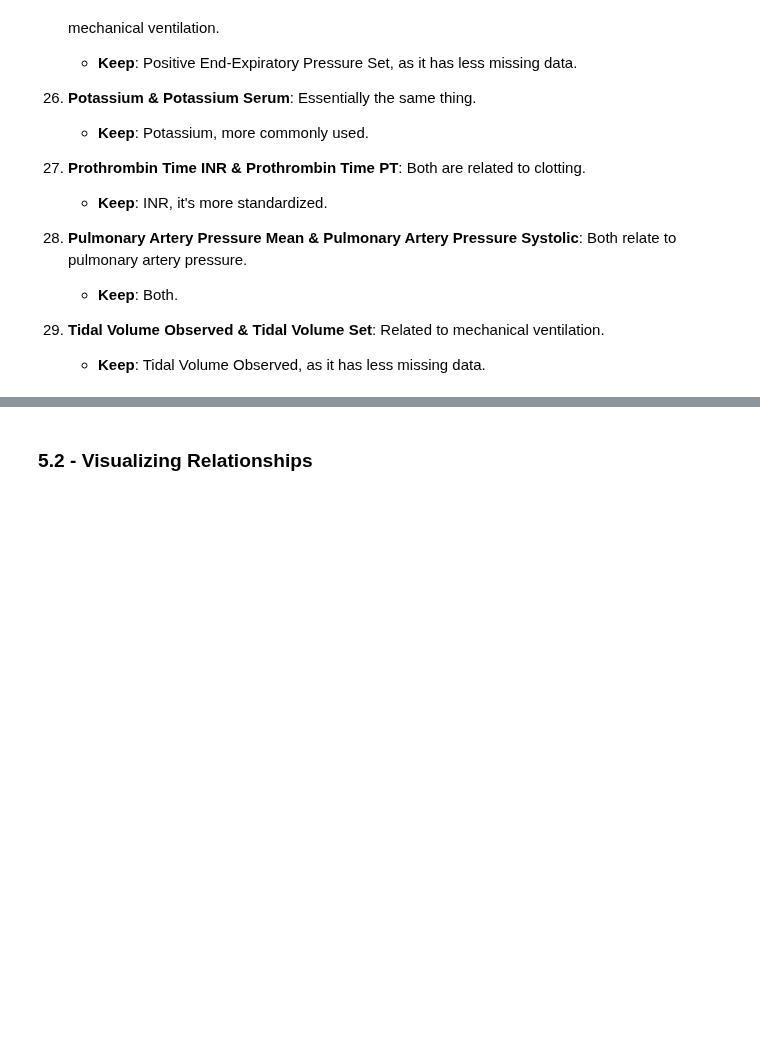
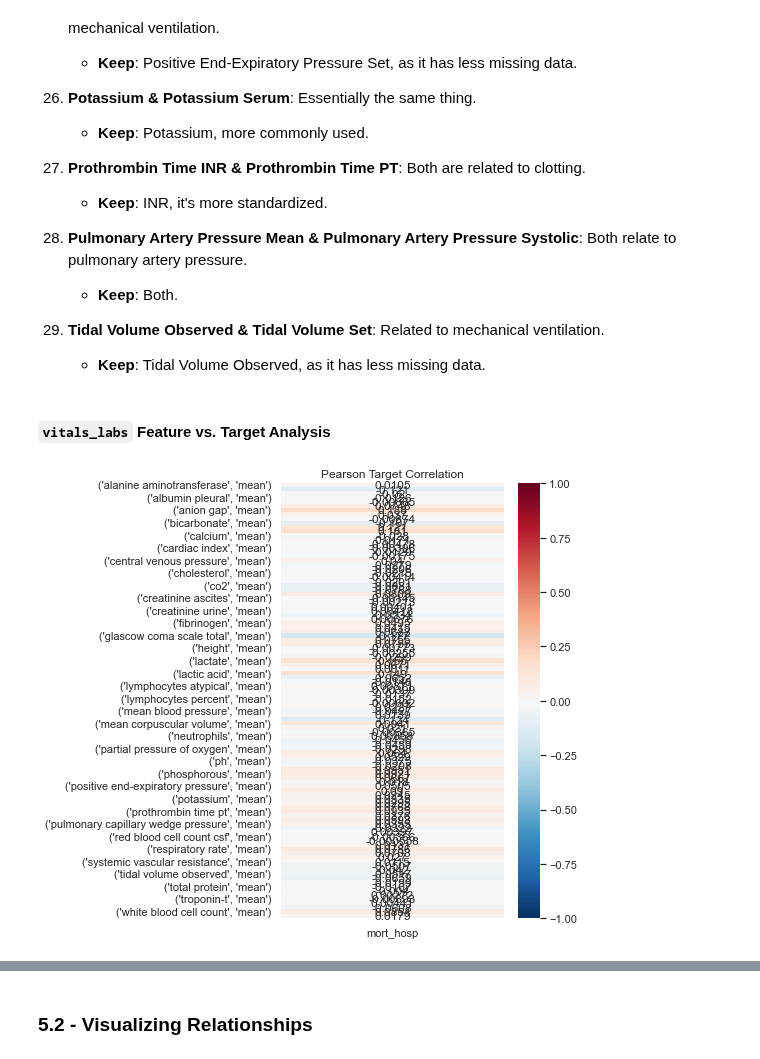
Before and after one commit to drama-404/FuzzyMedNet, a Jupyter notebook: notebooks/EDA.ipynb, the cells around one changed output, grey strips where cells are left out. Drawn from its saved outputs; the diff is of its cells as text; code cells hidden in the pictures; blank space fills up the shorter version.

```diff
--- a/notebooks/EDA.ipynb
+++ b/notebooks/EDA.ipynb
@@ -806,3 +806,5 @@ vitals_full_imputed.drop(columns=vitals_to_drop, level=0, inplace=True)
 vitals_train_imputed.drop(columns=vitals_to_drop, level=0, inplace=True)
 vitals_dev_imputed.drop(columns=vitals_to_drop, level=0, inplace=True)
 vitals_test_imputed.drop(columns=vitals_to_drop, level=0, inplace=True)
+# %% [markdown]
+#### `vitals_labs` Feature vs. Target Analysis
@@ -808,0 +813,4 @@ vitals_test_imputed.drop(columns=vitals_to_drop, level=0, inplace=True)
+# %%
+pearson_target_correlation(vitals_full_mean, Ys_full_imputed)
+# %% [output]
+[figure, added]
```
Also changed, not shown: parts of 5 cells of this notebook, 1 other file.
